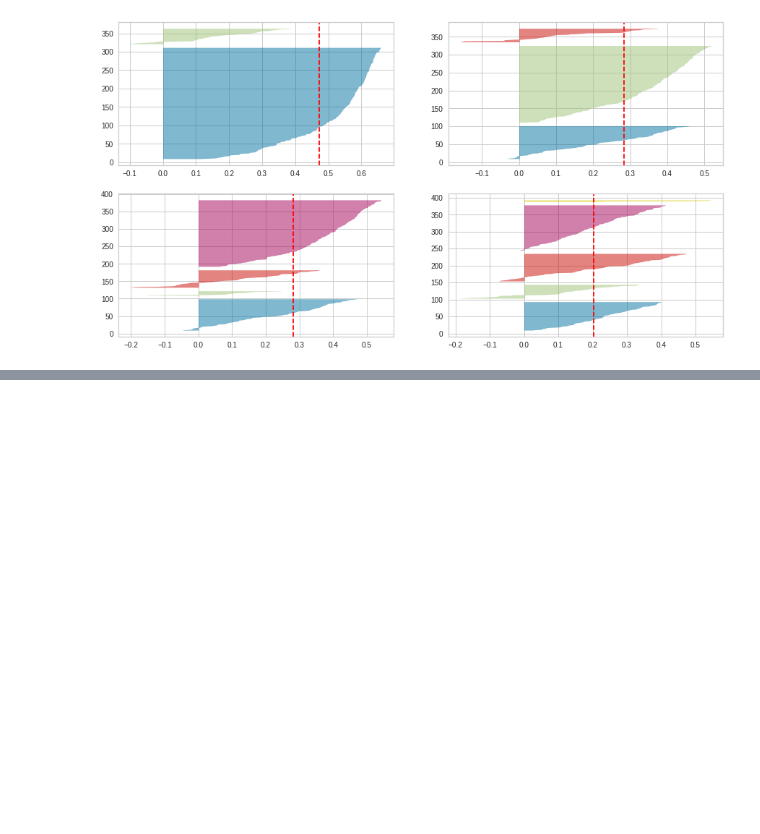
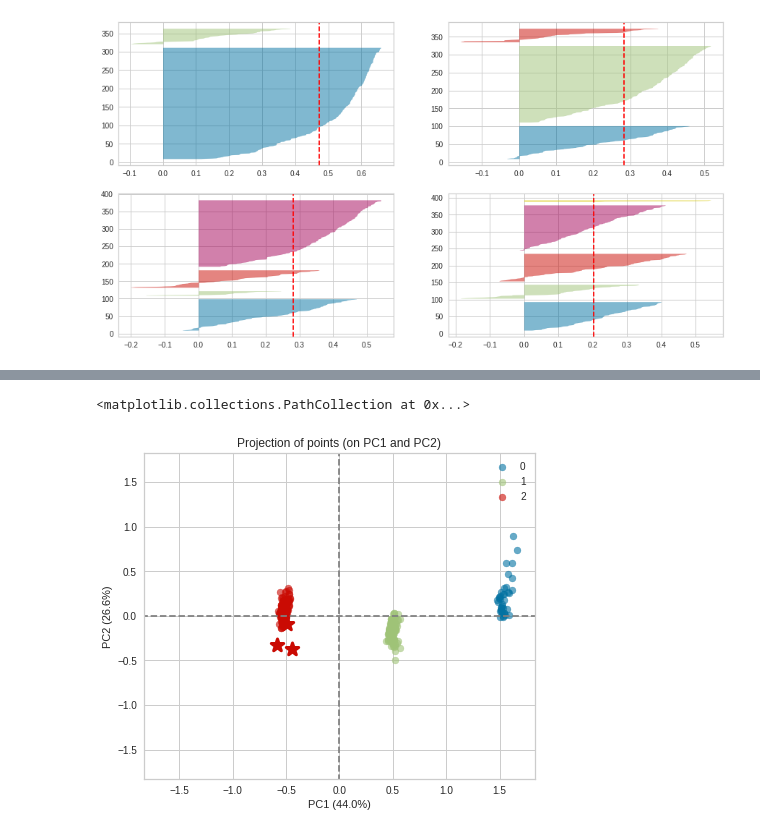
Before and after one commit to cyberxx7/Liver-Disease, a Jupyter notebook: Kmeans_Cluster.ipynb, the cells around one changed output, grey strips where cells are left out. Drawn from its saved outputs; the diff is of its cells as text; code cells hidden in the pictures; blank space fills up the shorter version.

```diff
--- a/Kmeans_Cluster.ipynb
+++ b/Kmeans_Cluster.ipynb
@@ -215,8 +214,10 @@ X_reduceddf.head()
 # %%
 centres_reduced = pca.transform(model_fit.cluster_centers_)
 # %%
-import numpy as np
-display_factorial_planes(X_reduced, 2, model, [(0,1)], illustrative_var = clusters, alpha = 0.8)
+display_factorial_planes(X_reduced, 2, model, [(0,1)], illustrative_var = clusters, alpha = 0.6)
 plt.scatter(centres_reduced[:, 0], centres_reduced[:, 1],
-            marker='x', s=169, linewidths=3,
+            marker='*', s=169, linewidths=3,
             color='r', zorder=10)
+# %% [output]
+<matplotlib.collections.PathCollection at 0x...>
+[figure, added]
```
Also changed, not shown: parts of 12 cells of this notebook, 2 other files.
